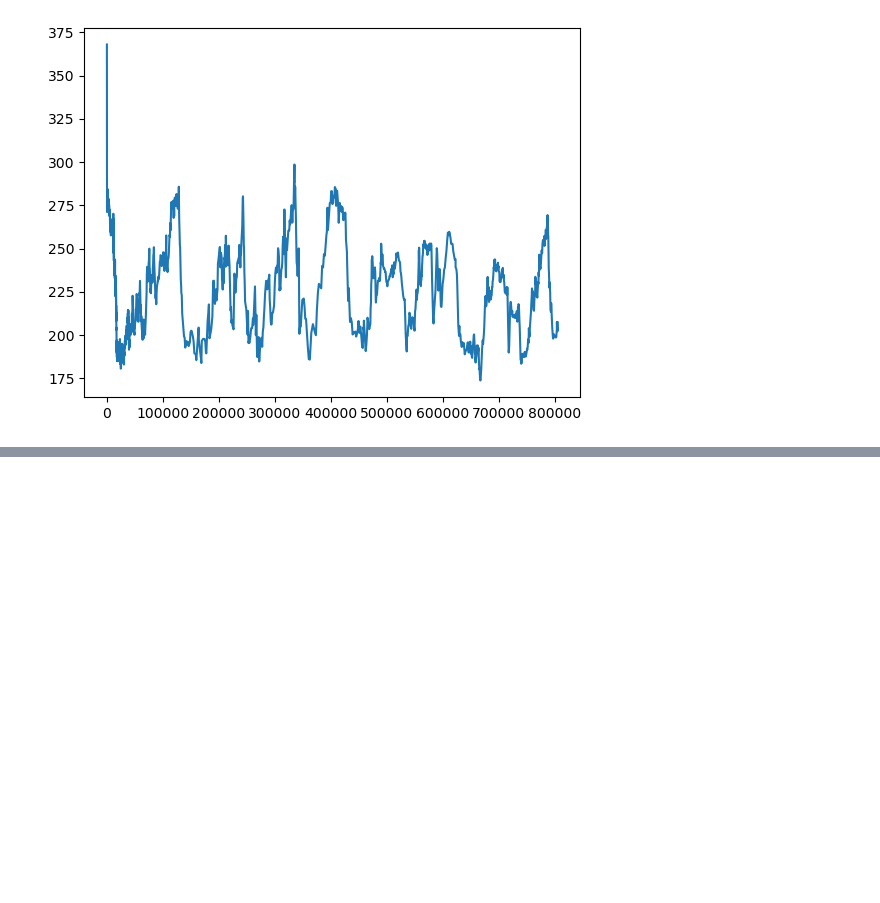
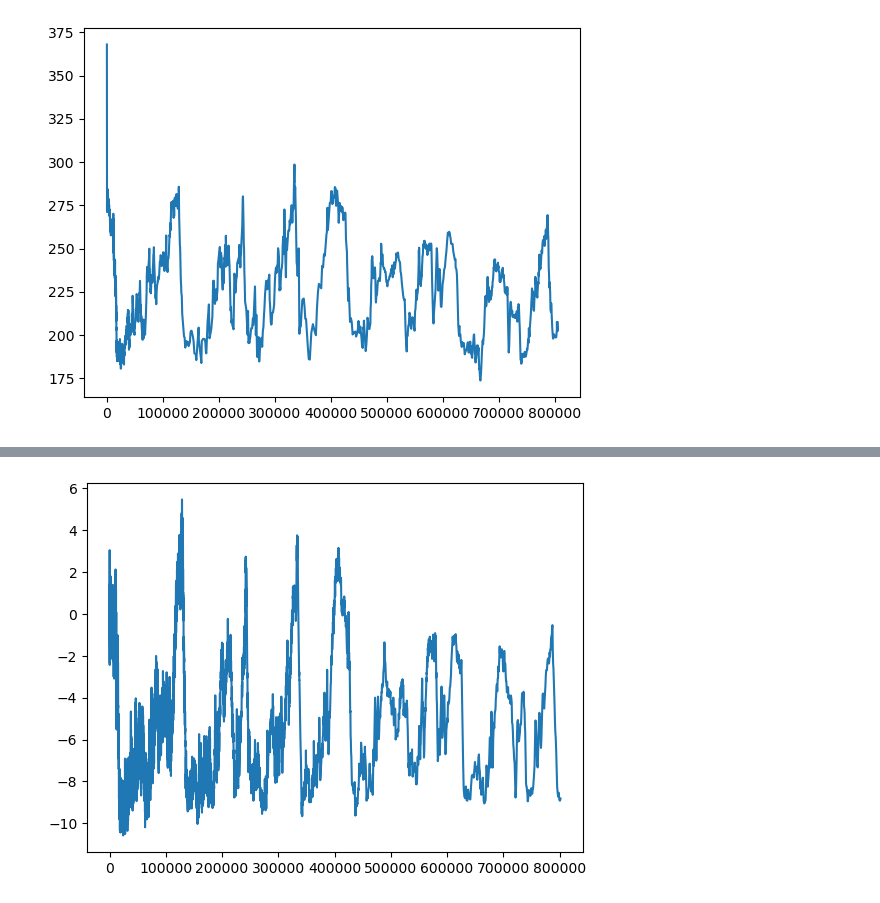
Before and after one commit to dectan/Programming-for-Data-Analysis-Project-2, a Jupyter notebook: test3.ipynb, the cells around one changed output, grey strips where cells are left out. Saved outputs shown, nothing was run; the diff lists cells and outputs as text; code cells hidden in the pictures; blank space fills up the shorter version.

```diff
--- a/test3.ipynb
+++ b/test3.ipynb
@@ -58,0 +131,2 @@ plt.show()
+# %%
+plot3 = df1[['Age', 'Temperature']]
@@ -58,0 +144,6 @@ plt.show()
+# %%
+#plt.plot(plot1['Age'],plot1['Deuterium'])
+plt.plot(plot3['Age'],plot3['Temperature'])
+plt.show()
+# %% [output]
+[figure, added]
```
Also changed, not shown: parts of 11 cells of this notebook, 2 other files.
